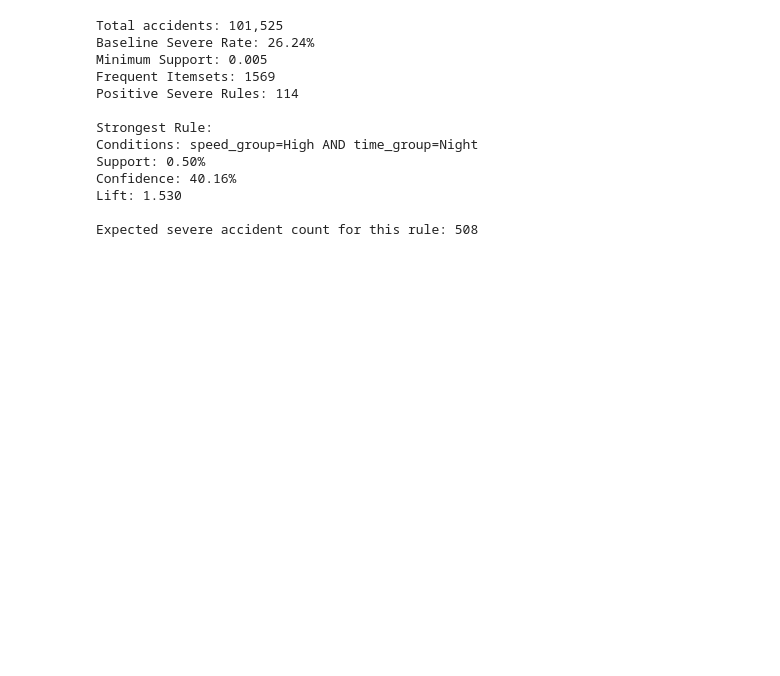
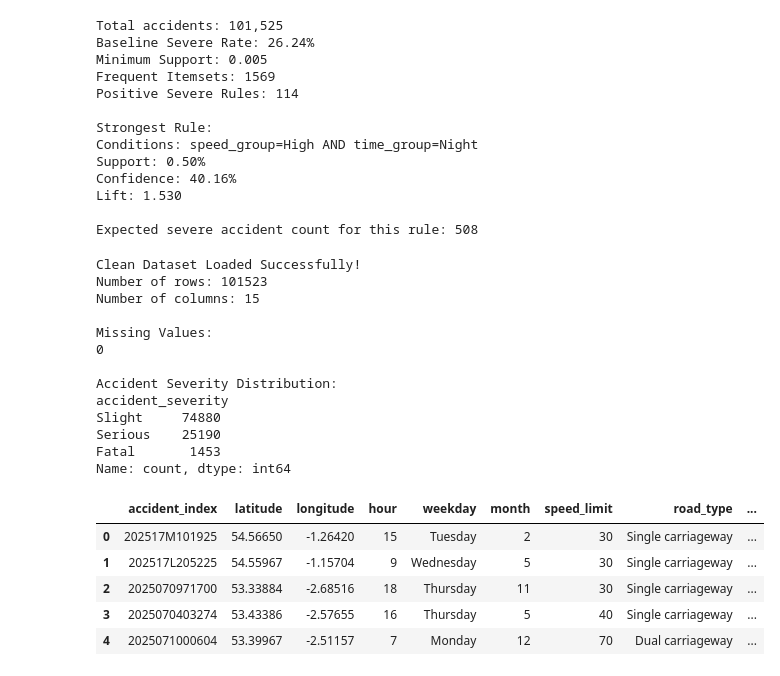
Before and after one commit to oSaio/traffic-accident-patterns, a Jupyter notebook: notebooks/04_apriori.ipynb, the cells around one changed output. Saved outputs shown, nothing was run; the diff lists cells and outputs as text; code cells hidden in the pictures; blank space fills up the shorter version.

```diff
--- a/notebooks/04_apriori.ipynb
+++ b/notebooks/04_apriori.ipynb
@@ -574,3 +574,48 @@ Confidence: 40.16%
 Lift: 1.530
 
 Expected severe accident count for this rule: 508
+# %%
+
+# STEP 22: Load the Clean Dataset
+
+import pandas as pd
+
+# Load the clean dataset
+clean_df = pd.read_csv(
+    r"C:\Users\ECC\Documents\traffic-accident-patterns\data\clean\accidents_clean.csv",
+    dtype={"accident_index": str}
+)
+
+# Check dataset information
+print("Clean Dataset Loaded Successfully!")
+print("Number of rows:", clean_df.shape[0])
+print("Number of columns:", clean_df.shape[1])
+
+print("\nMissing Values:")
+print(clean_df.isnull().sum().sum())
+
+print("\nAccident Severity Distribution:")
+print(clean_df["accident_severity"].value_counts())
+
+# Display first 5 rows
+display(clean_df.head())
+# %% [output]
+Clean Dataset Loaded Successfully!
+Number of rows: 101523
+Number of columns: 15
+
+Missing Values:
+0
+
+Accident Severity Distribution:
+accident_severity
+Slight     74880
+Serious    25190
+Fatal       1453
+Name: count, dtype: int64
+|  | accident_index | latitude | longitude | hour | weekday | month | speed_limit | road_type | ... |
+| 0 | 202517M101925 | 54.56650 | -1.26420 | 15 | Tuesday | 2 | 30 | Single carriageway | ... |
+| 1 | 202517L205225 | 54.55967 | -1.15704 | 9 | Wednesday | 5 | 30 | Single carriageway | ... |
+| 2 | 2025070971700 | 53.33884 | -2.68516 | 18 | Thursday | 11 | 30 | Single carriageway | ... |
+| 3 | 2025070403274 | 53.43386 | -2.57655 | 16 | Thursday | 5 | 40 | Single carriageway | ... |
+| 4 | 2025071000604 | 53.39967 | -2.51157 | 7 | Monday | 12 | 70 | Dual carriageway | ... |
```
Also changed, not shown: parts of 8 cells of this notebook.
